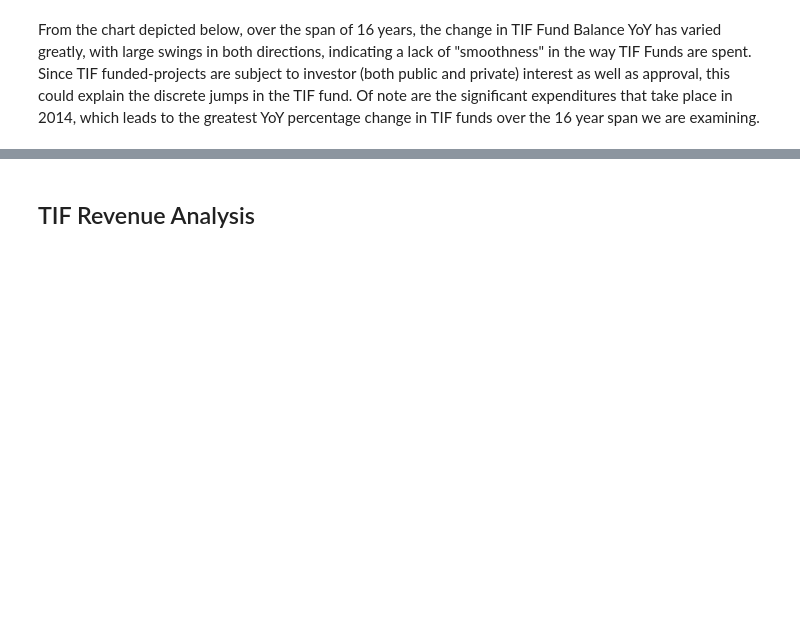
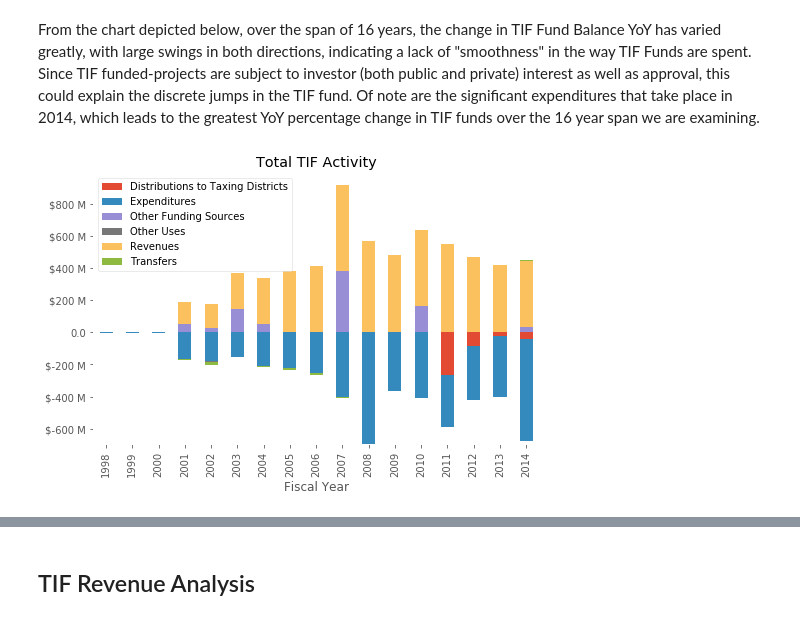
Before and after one commit to maryiamsaif/Chicago-TIF-Analysis, a Jupyter notebook: Chicago TIF Analysis.ipynb, the cells around one changed output, grey strips where cells are left out. Cells and saved outputs as stored; diff of their text form; code cells hidden in the pictures; blank space fills up the shorter version.

```diff
--- a/Chicago TIF Analysis.ipynb
+++ b/Chicago TIF Analysis.ipynb
@@ -75,6 +74,28 @@ plt.close()
 # TIF Fund YOY Analysis
 # %% [markdown]
 From the chart depicted below, over the span of 16 years, the change in TIF Fund Balance YoY has varied greatly, with large swings in both directions, indicating a lack of "smoothness" in the way TIF Funds are spent. Since TIF funded-projects are subject to investor (both public and private) interest as well as approval, this could explain the discrete jumps in the TIF fund. Of note are the significant expenditures that take place in 2014, which leads to the greatest YoY percentage change in TIF funds over the 16 year span we are examining.
+# %%
+Total_TIF=TIF_Data.pivot_table('Amount',
+                               index='Fiscal Year',
+                               columns='Type',
+                               aggfunc='sum')
+ax=Total_TIF.plot.bar(stacked=True)
+plt.title('Total TIF Activity')
+def y_format(tick_val, pos):
+    if tick_val > 1000000:
+        val = (int(tick_val)/1000000)
+        return '${:.0f} M'.format(val)
+    elif tick_val < -1000000:
+        val = int(tick_val)/1000000.0
+        return '${:.0f} M'.format(val)
+    else:
+        return tick_val
+ax.yaxis.set_major_formatter(tick.FuncFormatter(y_format))
+plt.legend(loc='best')
+plt.show()
+plt.close()
+# %% [output]
+[figure, added]
 # %%
 year_over_year_total= TIF_Data.groupby('Fiscal Year').sum().reset_index()
 year_over_year_total['YoY Percent Change'] =((year_over_year_total['Amount'].diff()/year_over_year_total['Amount'].shift().abs())*100).round(2)
```
Also changed, not shown: parts of 13 cells of this notebook.
